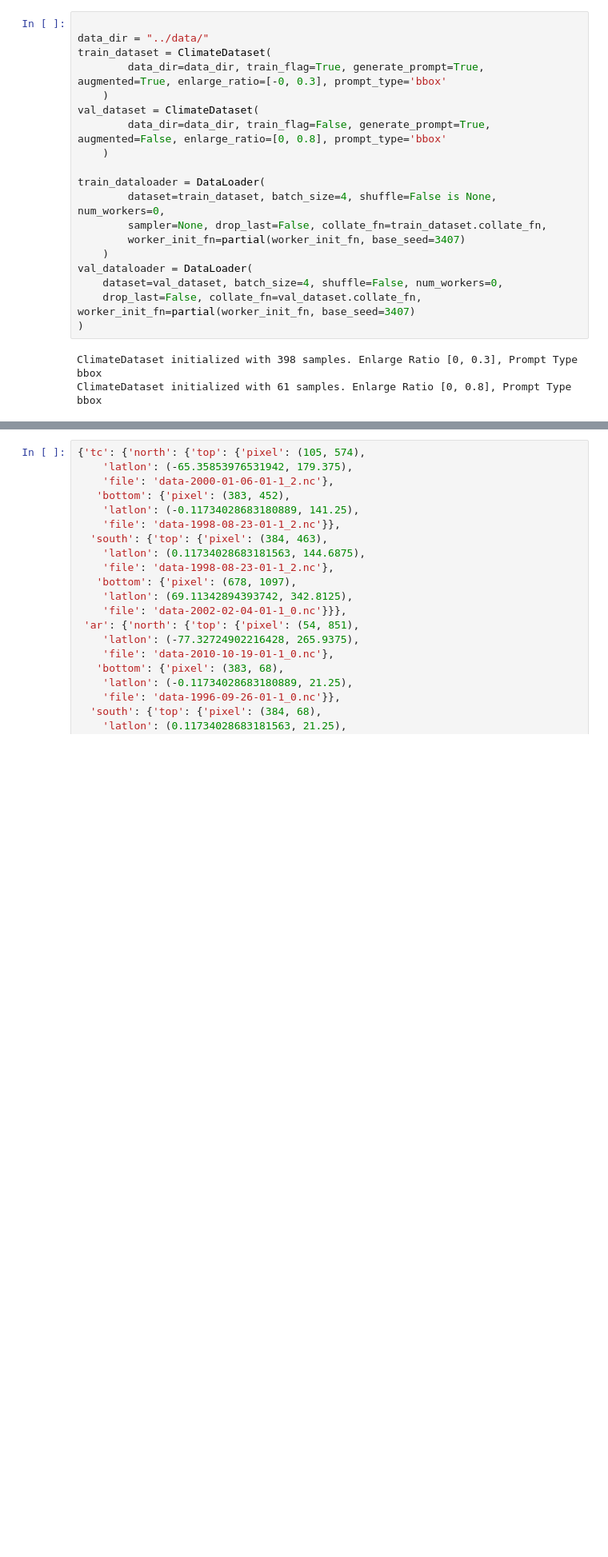
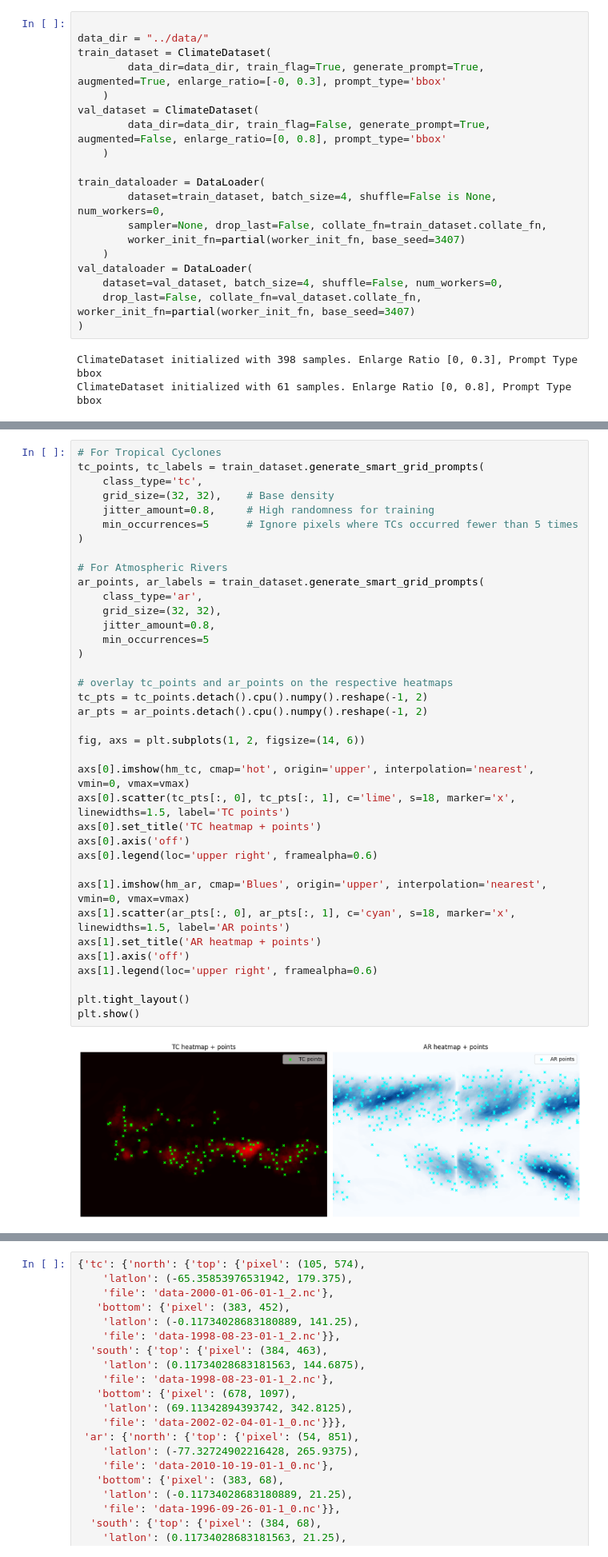
Before and after one commit to thangible/ClimateSAM, a Jupyter notebook: documentation.ipynb, the cells around one changed output, grey strips where cells are left out. Shown at 80% size. Cells and saved outputs as stored; diff of their text form; blank space fills up the shorter version.

```diff
--- a/documentation.ipynb
+++ b/documentation.ipynb
@@ -61,0 +93,39 @@ Scanning 398 files for extremal points...
+# %%
+# For Tropical Cyclones
+tc_points, tc_labels = train_dataset.generate_smart_grid_prompts(
+    class_type='tc',
+    grid_size=(32, 32),    # Base density
+    jitter_amount=0.8,     # High randomness for training
+    min_occurrences=5      # Ignore pixels where TCs occurred fewer than 5 times
+)
+
+# For Atmospheric Rivers
+ar_points, ar_labels = train_dataset.generate_smart_grid_prompts(
+    class_type='ar',
+    grid_size=(32, 32),
+    jitter_amount=0.8,
+    min_occurrences=5
+)
+
+# overlay tc_points and ar_points on the respective heatmaps
+tc_pts = tc_points.detach().cpu().numpy().reshape(-1, 2)
+ar_pts = ar_points.detach().cpu().numpy().reshape(-1, 2)
+
+fig, axs = plt.subplots(1, 2, figsize=(14, 6))
+
+axs[0].imshow(hm_tc, cmap='hot', origin='upper', interpolation='nearest', vmin=0, vmax=vmax)
+axs[0].scatter(tc_pts[:, 0], tc_pts[:, 1], c='lime', s=18, marker='x', linewidths=1.5, label='TC points')
+axs[0].set_title('TC heatmap + points')
+axs[0].axis('off')
+axs[0].legend(loc='upper right', framealpha=0.6)
+
+axs[1].imshow(hm_ar, cmap='Blues', origin='upper', interpolation='nearest', vmin=0, vmax=vmax)
+axs[1].scatter(ar_pts[:, 0], ar_pts[:, 1], c='cyan', s=18, marker='x', linewidths=1.5, label='AR points')
+axs[1].set_title('AR heatmap + points')
+axs[1].axis('off')
+axs[1].legend(loc='upper right', framealpha=0.6)
+
+plt.tight_layout()
+plt.show()
+# %% [output]
+[figure, added]
```
Also changed, not shown: parts of 5 cells of this notebook, 2 other files.
